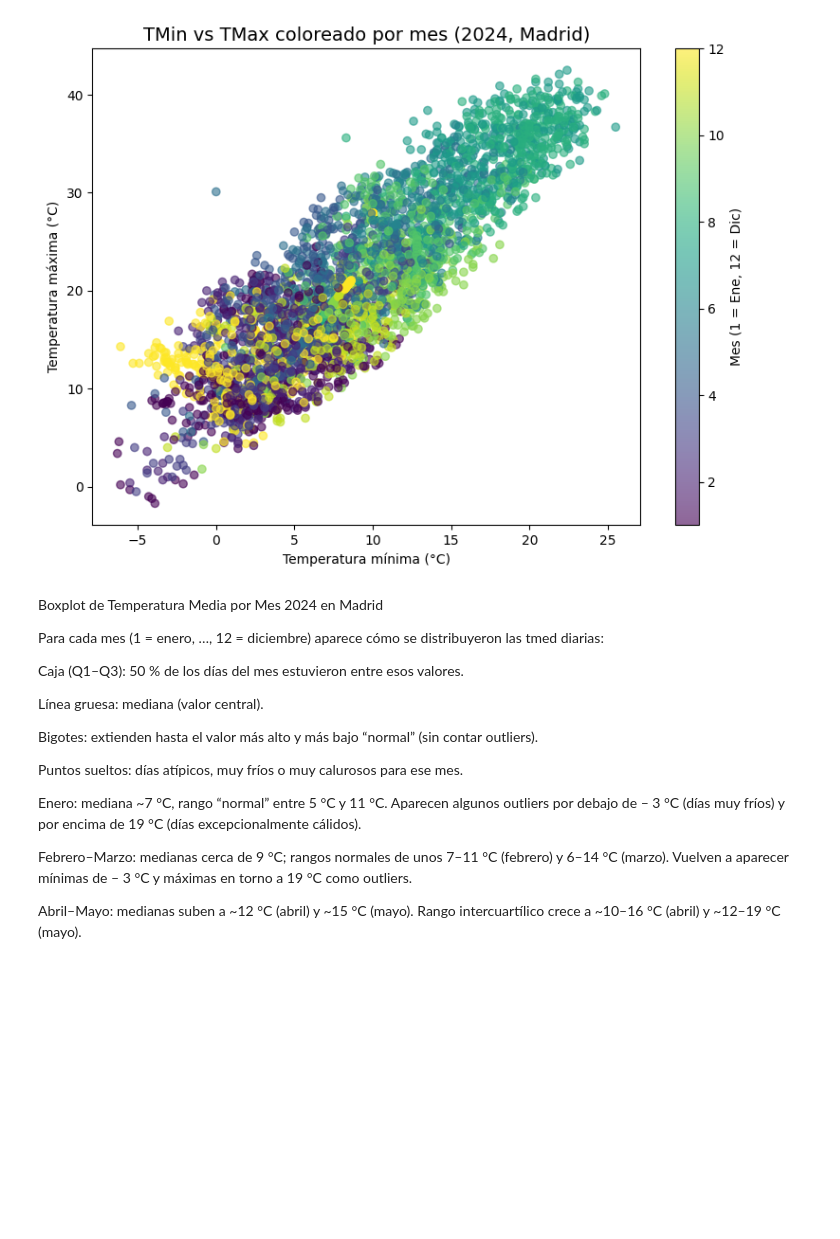
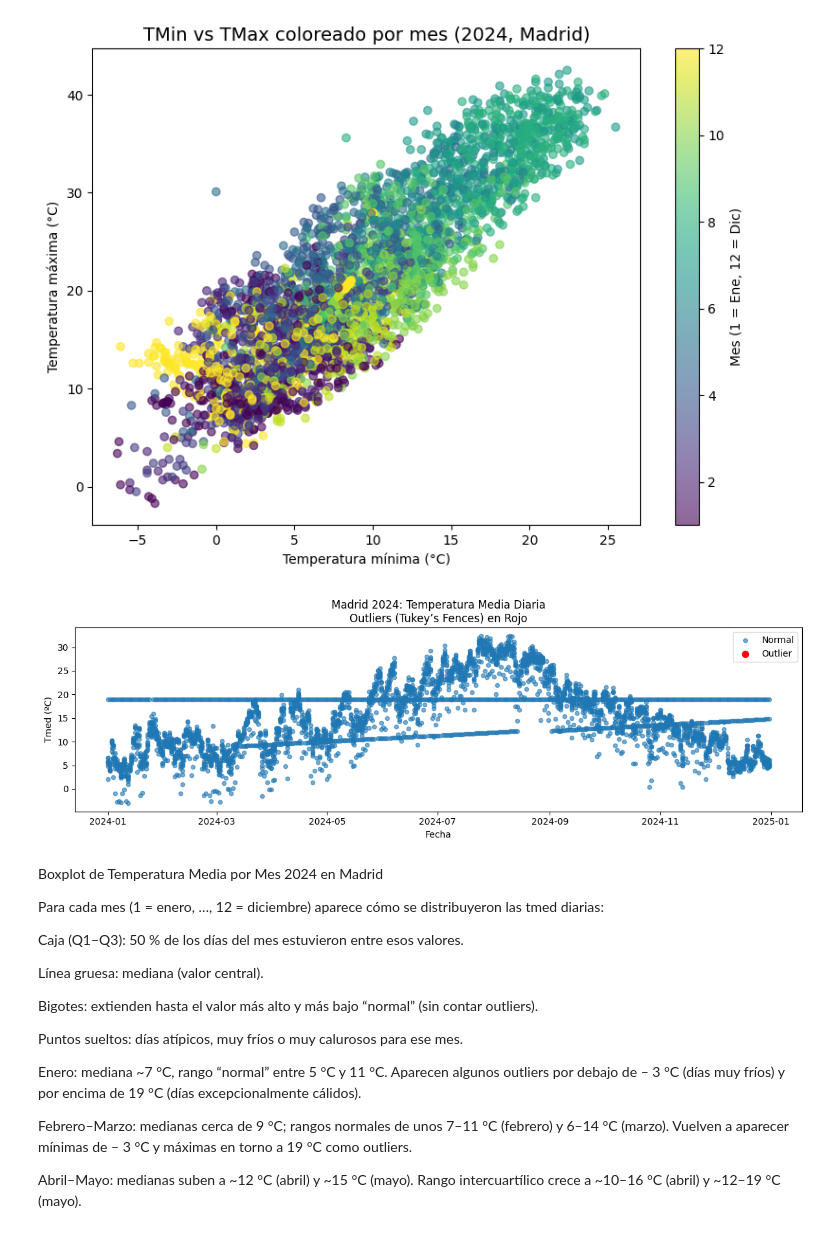
Before and after one commit to RualGF/AEMET, a Jupyter notebook: notebooks/EDA punto 4.ipynb, the cells around one changed output. Saved outputs shown, nothing was run; the diff lists cells and outputs as text; code cells hidden in the pictures; blank space fills up the shorter version.

```diff
--- a/notebooks/EDA punto 4.ipynb
+++ b/notebooks/EDA punto 4.ipynb
@@ -742,6 +742,39 @@ plt.show()
 [figure]
 [figure]
 [figure]
+# %%
+import pandas as pd
+import matplotlib.pyplot as plt
+from scipy import stats
+
+# 1) Cargamos y filtramos
+df = pd.read_csv('../data/NUEVO temperaturas_limpias_outliers.csv', parse_dates=['fecha'])
+df = df[df['provincia']=='Madrid']
+df2024 = df[df['fecha'].dt.year==2024].copy()
+
+# 2) Detectamos outliers con Tukey’s Fences
+t = df2024['tmed']
+q1, q3 = t.quantile([0.25, 0.75])
+iqr = q3 - q1
+lim_inf, lim_sup = q1 - 1.5*iqr, q3 + 1.5*iqr
+df2024['es_outlier'] = (t < lim_inf) | (t > lim_sup)
+
+# 3) Scatter temporal con colores
+plt.figure(figsize=(12,4))
+plt.scatter(df2024['fecha'][~df2024['es_outlier']],
+            df2024['tmed'][~df2024['es_outlier']],
+            s=20, alpha=0.6, label='Normal')
+plt.scatter(df2024['fecha'][ df2024['es_outlier']],
+            df2024['tmed'][ df2024['es_outlier']],
+            s=50, color='red', label='Outlier')
+plt.title('Madrid 2024: Temperatura Media Diaria\nOutliers (Tukey’s Fences) en Rojo')
+plt.xlabel('Fecha')
+plt.ylabel('Tmed (ºC)')
+plt.legend()
+plt.tight_layout()
+plt.show()
+# %% [output]
+[figure, added]
 # %% [markdown]
 Boxplot de Temperatura Media por Mes 2024 en Madrid
 
```
Also changed, not shown: parts of 4 cells of this notebook.
